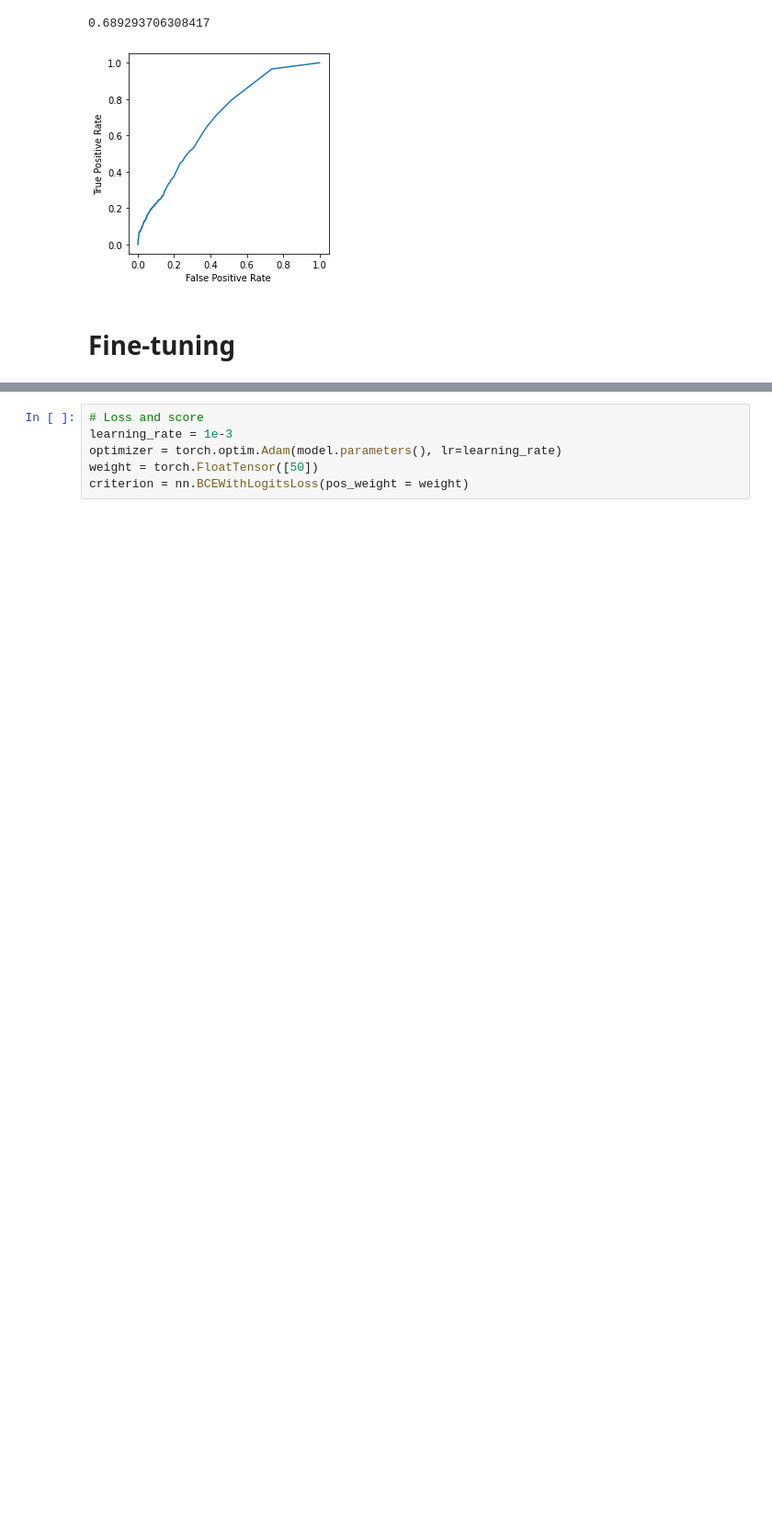
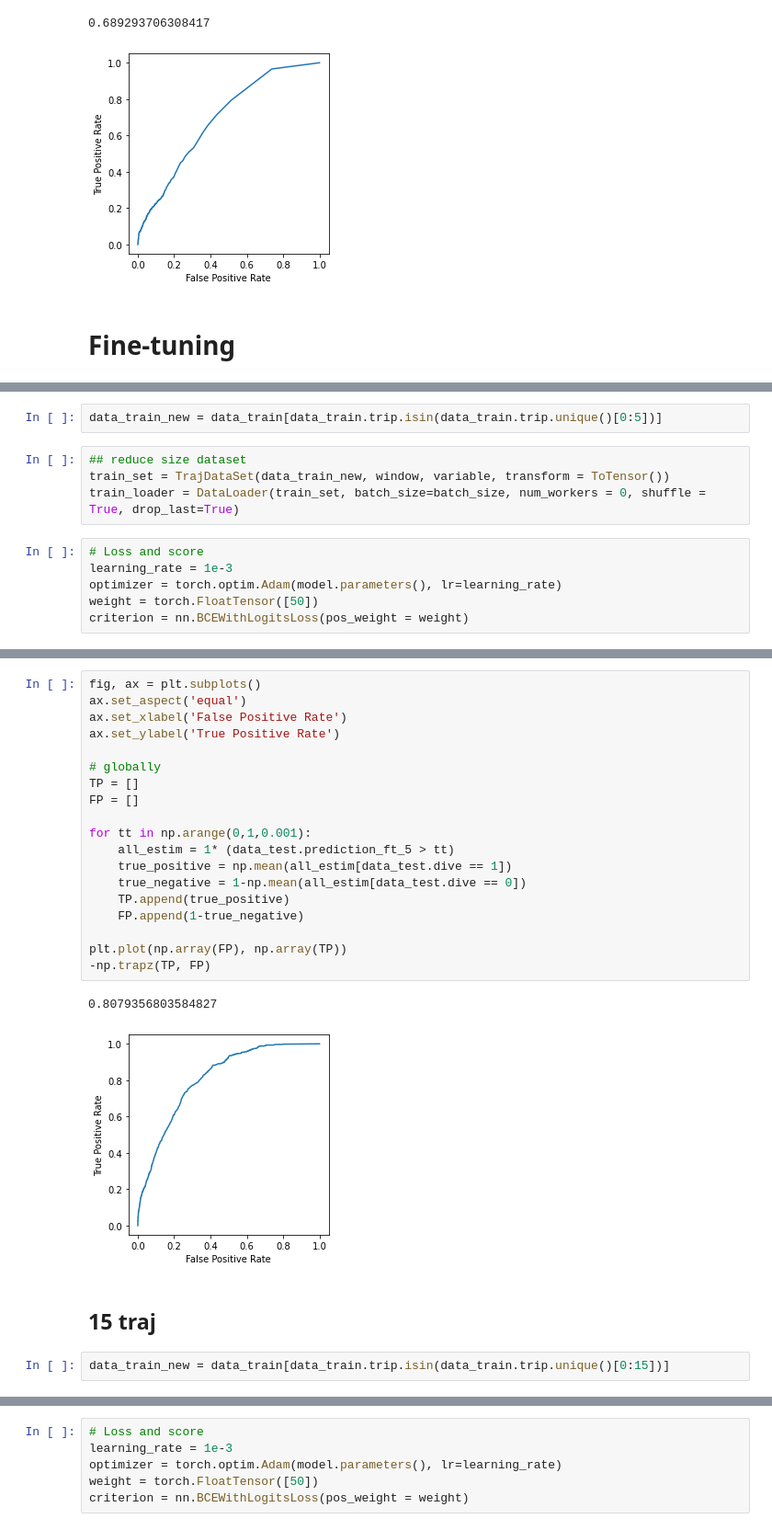
Before and after one commit to AmedeeRoy/BirdDL, a Jupyter notebook: code/SD/SD_unet_matrixlonlatcov_20_20_15s.ipynb, the cells around one changed output, grey strips where cells are left out. Shown at 92% size. Saved outputs shown, nothing was run; the diff lists cells and outputs as text; blank space fills up the shorter version.

```diff
--- a/code/SD/SD_unet_matrixlonlatcov_20_20_15s.ipynb
+++ b/code/SD/SD_unet_matrixlonlatcov_20_20_15s.ipynb
@@ -241,0 +241,12 @@ plt.plot(np.array(FP), np.array(TP))
+# %%
+data_train_new = data_train[data_train.trip.isin(data_train.trip.unique()[0:5])]
+# %%
+## reduce size dataset
+train_set = TrajDataSet(data_train_new, window, variable, transform = ToTensor())
+train_loader = DataLoader(train_set, batch_size=batch_size, num_workers = 0, shuffle = True, drop_last=True)
+# %%
+# Loss and score
+learning_rate = 1e-3
+optimizer = torch.optim.Adam(model.parameters(), lr=learning_rate)
+weight = torch.FloatTensor([50])
+criterion = nn.BCEWithLogitsLoss(pos_weight = weight)
@@ -241,0 +346,26 @@ plt.plot(np.array(FP), np.array(TP))
+# %%
+fig, ax = plt.subplots()
+ax.set_aspect('equal')
+ax.set_xlabel('False Positive Rate')
+ax.set_ylabel('True Positive Rate')
+
+# globally
+TP = []
+FP = []
+
+for tt in np.arange(0,1,0.001):
+    all_estim = 1* (data_test.prediction_ft_5 > tt)
+    true_positive = np.mean(all_estim[data_test.dive == 1])
+    true_negative = 1-np.mean(all_estim[data_test.dive == 0])
+    TP.append(true_positive)
+    FP.append(1-true_negative)
+
+plt.plot(np.array(FP), np.array(TP))
+-np.trapz(TP, FP)
+# %% [output]
+0.8079356803584827
+[figure, added]
+# %% [markdown]
+## 15 traj
+# %%
+data_train_new = data_train[data_train.trip.isin(data_train.trip.unique()[0:15])]
```
Also changed, not shown: parts of 16 cells of this notebook.
